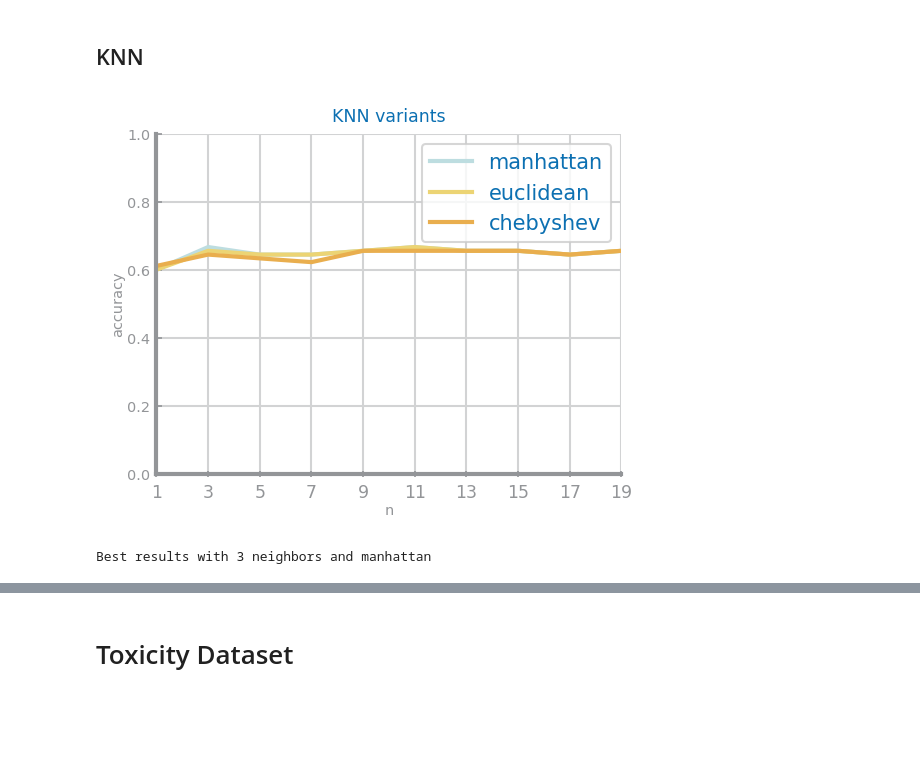
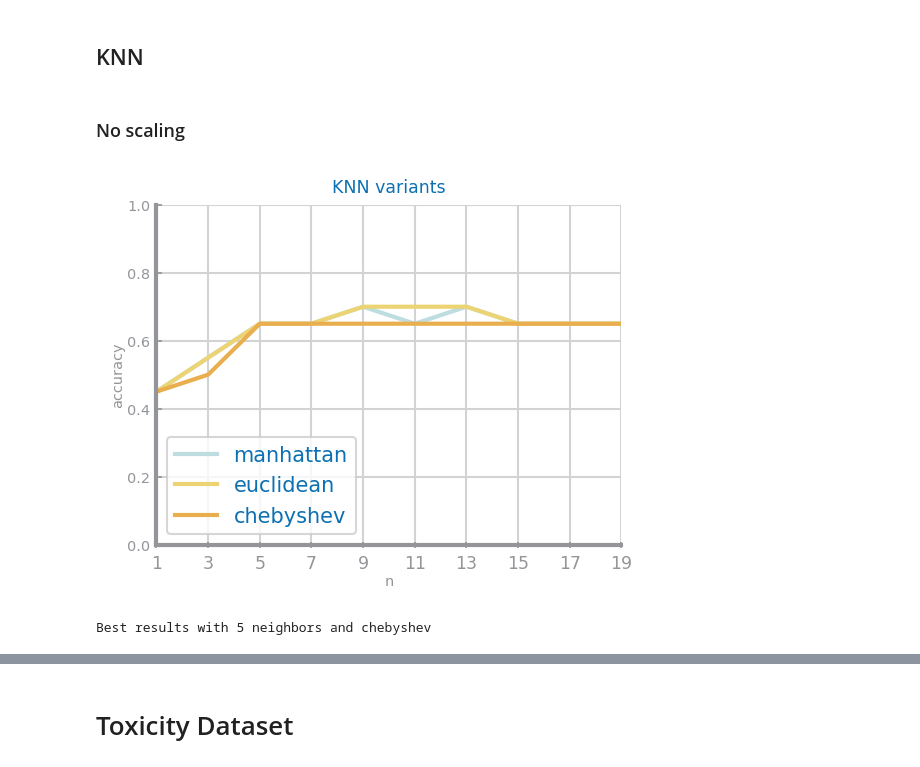
Before and after one commit to joaocmd/CD-Project, a Jupyter notebook: proj-1_lab3.ipynb, the cells around one changed output, grey strips where cells are left out. Cells and saved outputs as stored; diff of their text form; code cells hidden in the pictures; blank space fills up the shorter version.

```diff
--- a/proj-1_lab3.ipynb
+++ b/proj-1_lab3.ipynb
@@ -127,0 +169,17 @@ ds.plot_evaluation_results(pd.unique(y), trnY, prd_trn, tstY, prd_tst)
+# %%
+
+estimators = {'GaussianNB': GaussianNB(),
+              #'MultinomialNB': MultinomialNB(),
+              'BernoulliNB': BernoulliNB()}
+
+xvalues = []
+yvalues = []
+for clf in estimators:
+    xvalues.append(clf)
+    estimators[clf].fit(trnX, trnY)
+    prdY = estimators[clf].predict(tstX)
+    yvalues.append(metrics.accuracy_score(tstY, prdY))
+
+plt.figure()
+ds.bar_chart(xvalues, yvalues, title='Comparison of Naive Bayes Models', ylabel='accuracy', percentage=True)
+plt.show()
@@ -127,0 +190,8 @@ ds.plot_evaluation_results(pd.unique(y), trnY, prd_trn, tstY, prd_tst)
+# %%
+hf_df = norm_data_minmax.copy().drop(columns=['time'])
+y: np.ndarray = hf_df.pop('DEATH_EVENT').values
+X: np.ndarray = hf_df.values
+labels = pd.unique(y)
+
+trnY, prd_trn, tstY, prd_tst, trnX, tstX = KFold(X, y, 15)
+ds.plot_evaluation_results(pd.unique(y), trnY, prd_trn, tstY, prd_tst)
@@ -146,34 +218,21 @@ plt.show()
 # %% [markdown]
 ## KNN
+# %% [markdown]
+### No scaling
 # %%
 hf_data_raw_2 = hf_data_raw.drop(columns=['time'])
 y: np.ndarray = hf_data_raw_2.pop('DEATH_EVENT').values
 X: np.ndarray = hf_data_raw_2.values
 labels = pd.unique(y)
 
-trnX, tstX, trnY, tstY = train_test_split(X, y, train_size=0.7, stratify=y)
+trnY, prd_trn, tstY, prd_tst, trnX, tstX = KFold(X, y, 15)
 
-nvalues = [1, 3, 5, 7, 9, 11, 13, 15, 17, 19]
-dist = ['manhattan', 'euclidean', 'chebyshev']
-values = {}
-best = (0, '')
-last_best = 0
-for d in dist:
-    yvalues = []
-    for n in nvalues:
-        knn = KNeighborsClassifier(n_neighbors=n, metric=d)
-        knn.fit(trnX, trnY)
-        prdY = knn.predict(tstX)
-        yvalues.append(metrics.accuracy_score(tstY, prdY))
-        if yvalues[-1] > last_best:
-            best = (n, d)
-            last_best = yvalues[-1]
-    values[d] = yvalues
+nvalues, values = KNN(trnX, trnY, tstY, prdY)
 
 plt.figure()
 ds.multiple_line_chart(nvalues, values, title='KNN variants', xlabel='n', ylabel='accuracy', percentage=True)
 plt.show()
 print('Best results with %d neighbors and %s'%(best[0], best[1]))
 # %% [output]
-[figure, old version]
+[figure, new version]
-Best results with 3 neighbors and manhattan
+Best results with 5 neighbors and chebyshev
```
Also changed, not shown: parts of 24 cells of this notebook.
